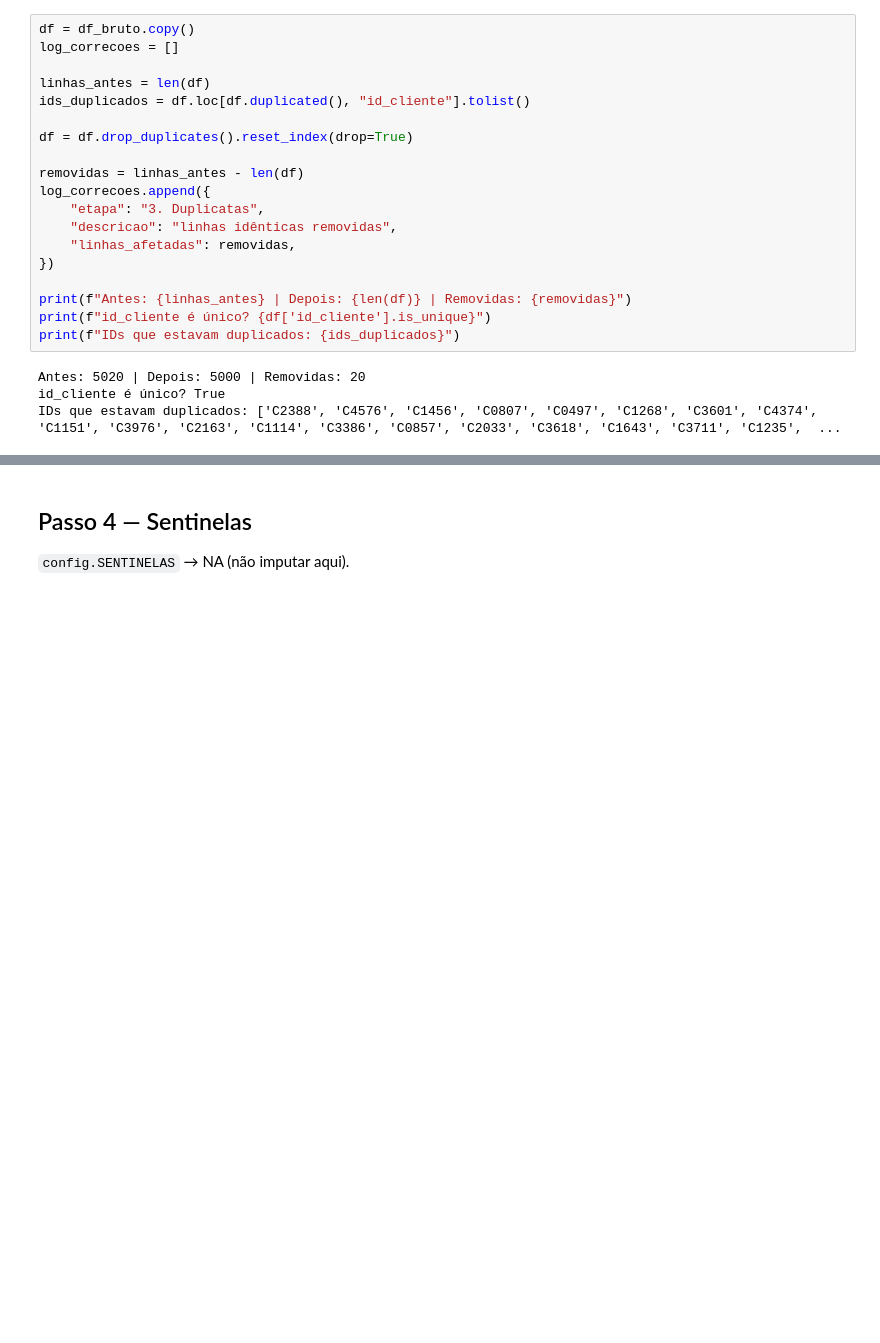
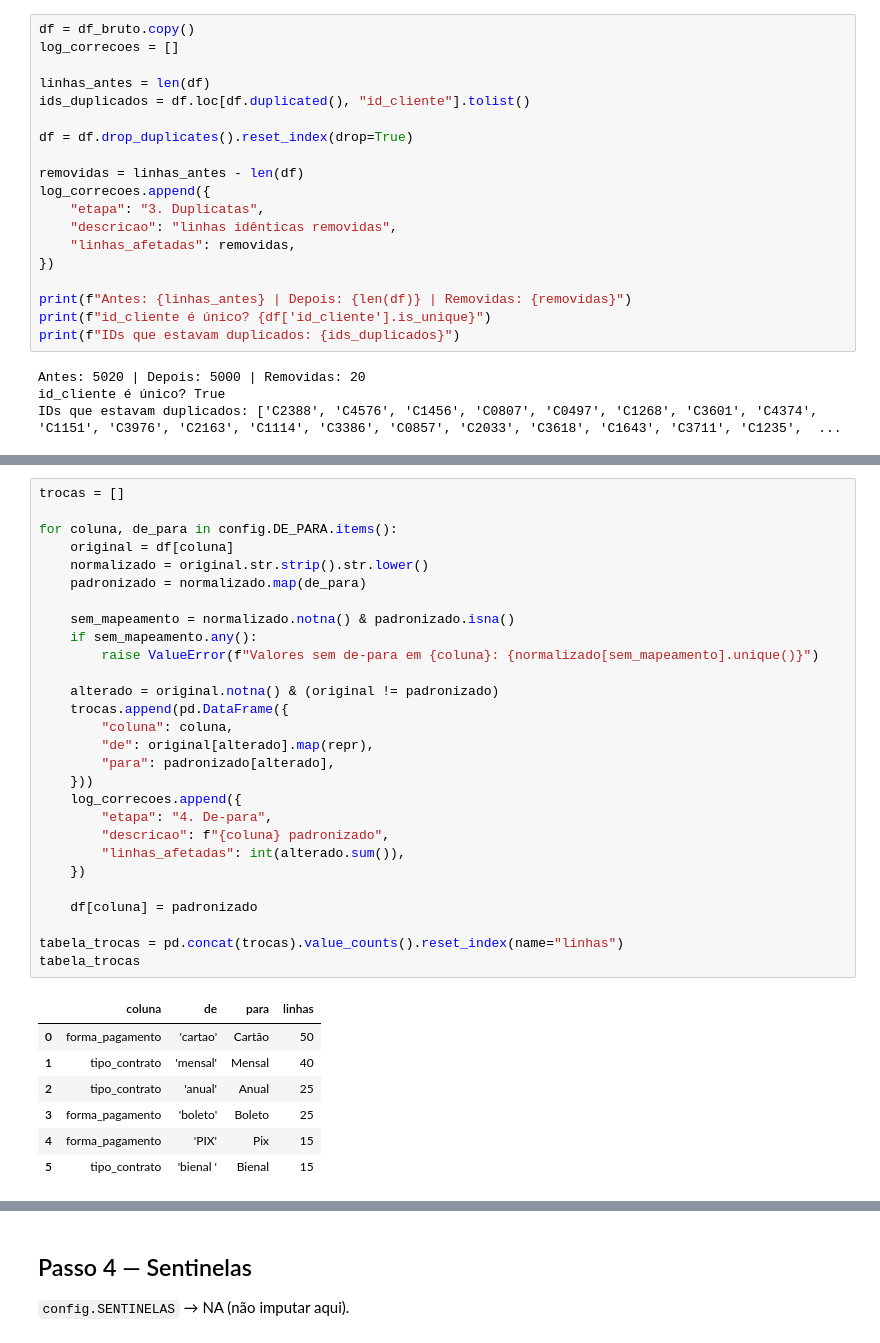
Before and after one commit to Gagdm/previsao_de_evasao_de_clientes, a Jupyter notebook: notebooks/01_limpeza_e_consolidacao.ipynb, the cells around one changed output, grey strips where cells are left out. Saved outputs shown, nothing was run; the diff lists cells and outputs as text; blank space fills up the shorter version.

Commit message:
feat(limpeza): padroniza categorias de contrato e pagamento com de-para

```diff
--- a/notebooks/01_limpeza_e_consolidacao.ipynb
+++ b/notebooks/01_limpeza_e_consolidacao.ipynb
@@ -343,0 +344,36 @@ IDs que estavam duplicados: ['C2388', 'C4576', 'C1456', 'C0807', 'C0497', 'C1268
+# %%
+trocas = []
+
+for coluna, de_para in config.DE_PARA.items():
+    original = df[coluna]
+    normalizado = original.str.strip().str.lower()
+    padronizado = normalizado.map(de_para)
+
+    sem_mapeamento = normalizado.notna() & padronizado.isna()
+    if sem_mapeamento.any():
+        raise ValueError(f"Valores sem de-para em {coluna}: {normalizado[sem_mapeamento].unique()}")
+
+    alterado = original.notna() & (original != padronizado)
+    trocas.append(pd.DataFrame({
+        "coluna": coluna,
+        "de": original[alterado].map(repr),
+        "para": padronizado[alterado],
+    }))
+    log_correcoes.append({
+        "etapa": "4. De-para",
+        "descricao": f"{coluna} padronizado",
+        "linhas_afetadas": int(alterado.sum()),
+    })
+
+    df[coluna] = padronizado
+
+tabela_trocas = pd.concat(trocas).value_counts().reset_index(name="linhas")
+tabela_trocas
+# %% [output]
+|  | coluna | de | para | linhas |
+| 0 | forma_pagamento | 'cartao' | Cartão | 50 |
+| 1 | tipo_contrato | 'mensal' | Mensal | 40 |
+| 2 | tipo_contrato | 'anual' | Anual | 25 |
+| 3 | forma_pagamento | 'boleto' | Boleto | 25 |
+| 4 | forma_pagamento | 'PIX' | Pix | 15 |
+| 5 | tipo_contrato | 'bienal ' | Bienal | 15 |
```
Also changed, not shown: parts of 4 cells of this notebook.
